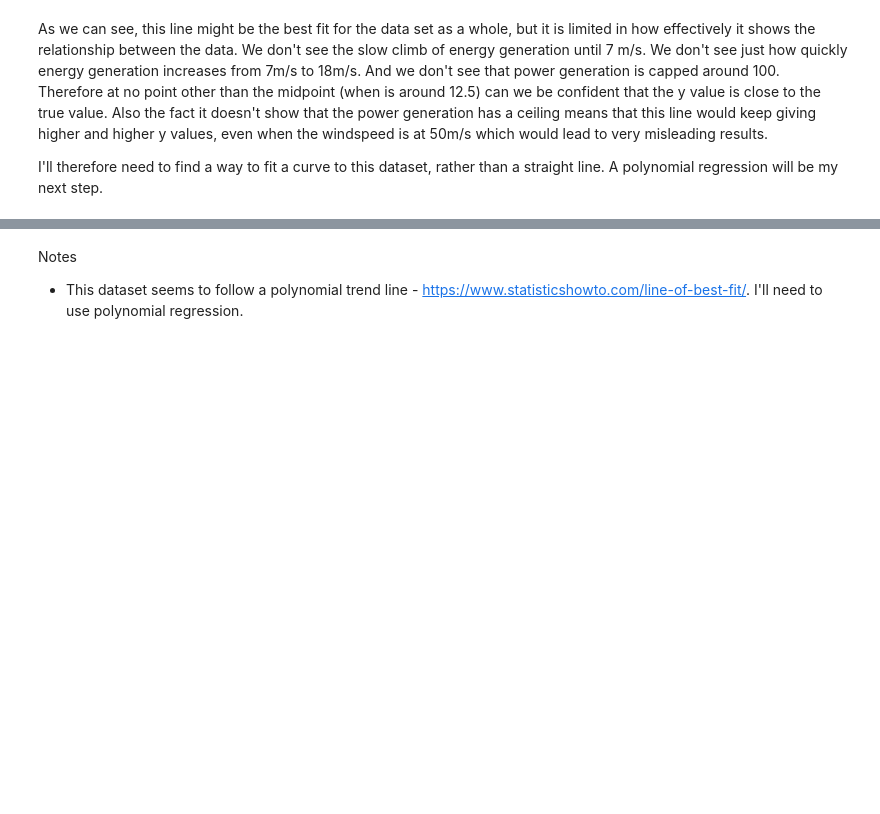
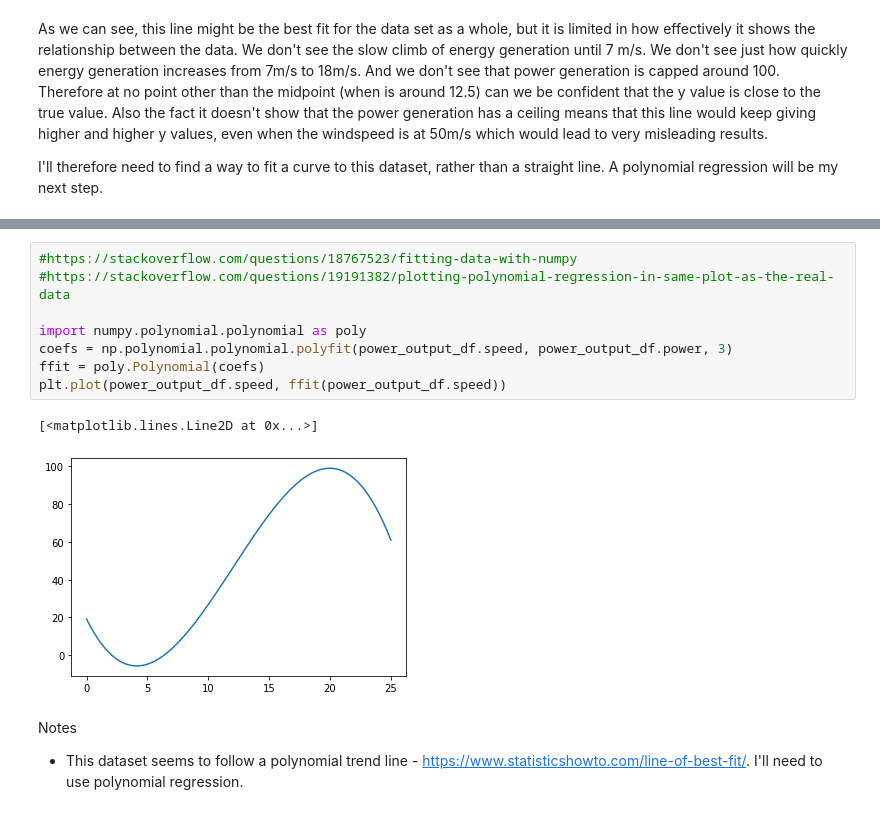
Before and after one commit to OtherBrian/fda-regression_project, a Jupyter notebook: Regression Project.ipynb, the cells around one changed output, grey strips where cells are left out. Saved outputs shown, nothing was run; the diff lists cells and outputs as text; blank space fills up the shorter version.

```diff
--- a/Untitled.ipynb
+++ b/Regression Project.ipynb
@@ -144,3 +165,14 @@ array([ -0.05241927,   1.89485751, -12.94285866,  19.20130246])
+# %%
+#https://stackoverflow.com/questions/18767523/fitting-data-with-numpy
+#https://stackoverflow.com/questions/19191382/plotting-polynomial-regression-in-same-plot-as-the-real-data
+
+import numpy.polynomial.polynomial as poly
+coefs = np.polynomial.polynomial.polyfit(power_output_df.speed, power_output_df.power, 3)
+ffit = poly.Polynomial(coefs)
+plt.plot(power_output_df.speed, ffit(power_output_df.speed))
+# %% [output]
+[<matplotlib.lines.Line2D at 0x...>]
+[figure, added]
 # %% [markdown]
 Notes
 
```
Also changed, not shown: parts of 6 cells of this notebook.
